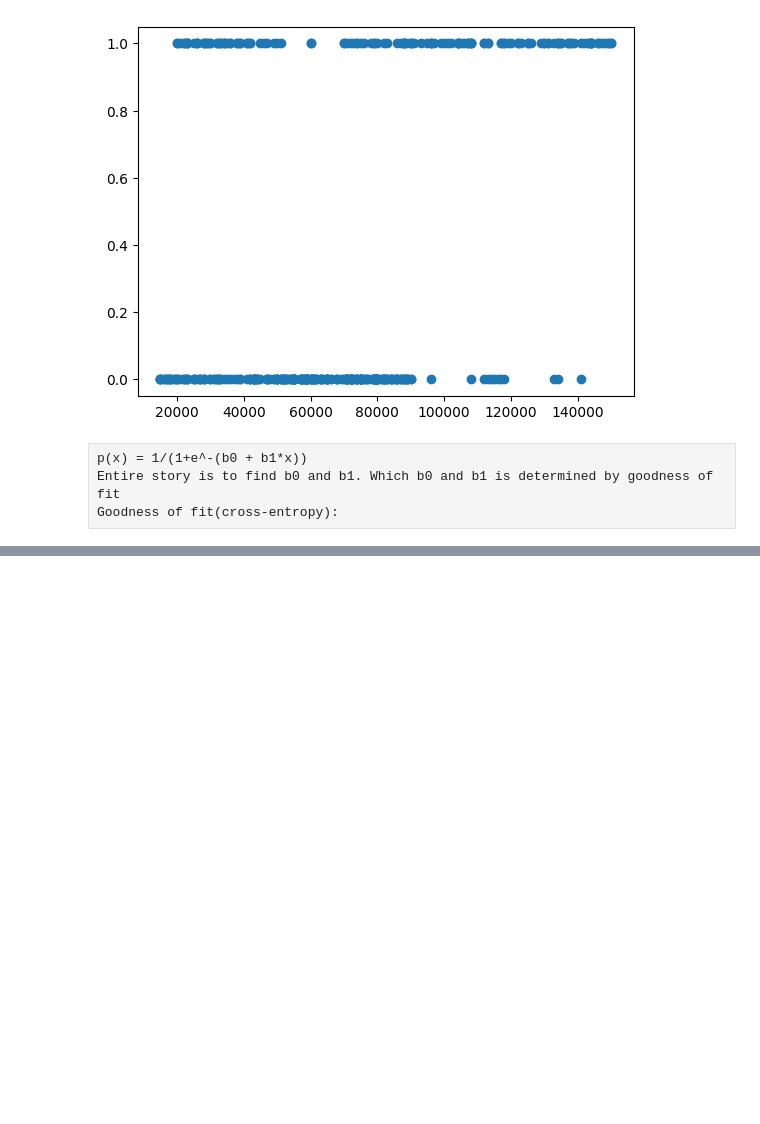
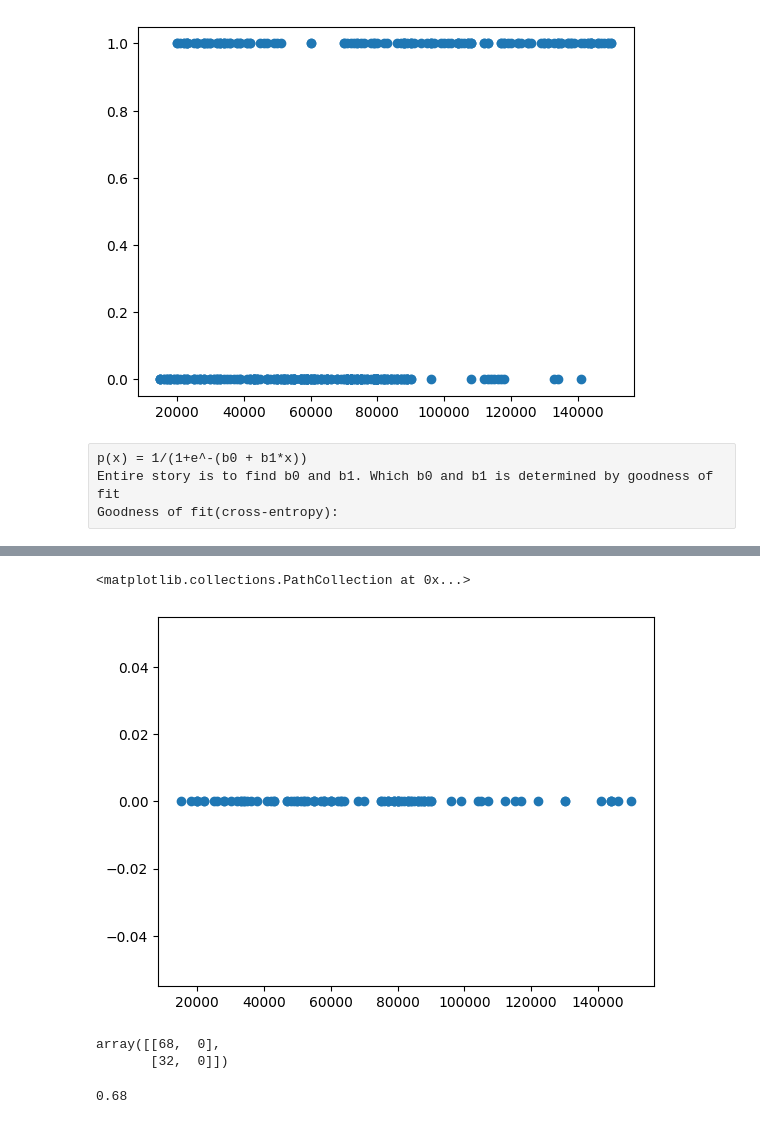
Before and after one commit to fa993/ml-notebooks, a Jupyter notebook: LogisticRegrBinary.ipynb, the cells around one changed output, grey strips where cells are left out. Cells and saved outputs as stored; diff of their text form; code cells hidden in the pictures; blank space fills up the shorter version.

```diff
--- a/LogisticRegrBinary.ipynb
+++ b/LogisticRegrBinary.ipynb
@@ -65,0 +104,4 @@ ax = plt.axes(projection='3d')
+# %%
+from sklearn.model_selection import train_test_split
+from sklearn.linear_model import LogisticRegression
+x_train, x_test, y_train, y_test = train_test_split(inf['EstimatedSalary'], inf['Purchased'], test_size=0.25, random_state=0)
@@ -65,0 +113,7 @@ ax = plt.axes(projection='3d')
+# %%
+y2 = logisticRegr.predict(np.array(x_test).reshape(-1, 1))
+# %%
+plt.scatter(x_test, y2)
+# %% [output]
+<matplotlib.collections.PathCollection at 0x...>
+[figure, added]
@@ -65,0 +122,11 @@ ax = plt.axes(projection='3d')
+# %%
+from sklearn.metrics import confusion_matrix
+confusion_matrix(y_test, y2)
+# %% [output]
+array([[68,  0],
+       [32,  0]])
+# %%
+from sklearn.metrics import accuracy_score
+accuracy_score(y_test, y2)
+# %% [output]
+0.68
```
Also changed, not shown: parts of 9 cells of this notebook, 2 other files.
